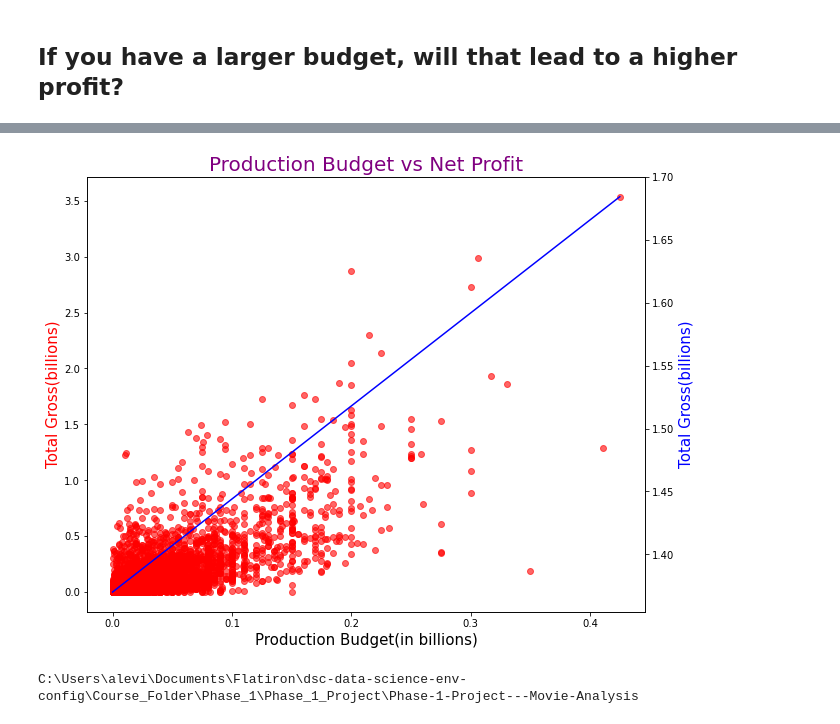
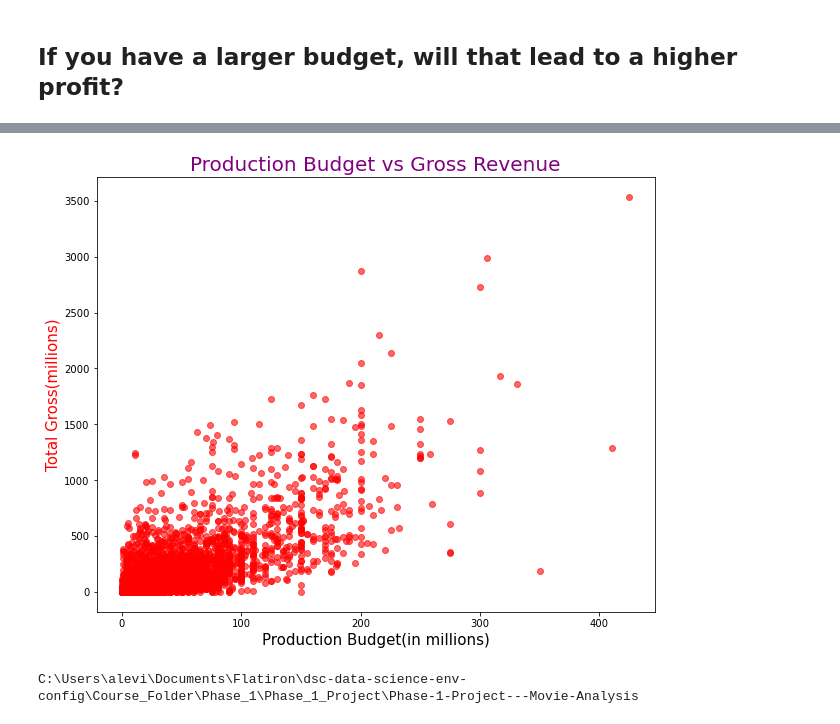
Before and after one commit to andrewkoji/Phase-1-Project---Movie-Analysis, a Jupyter notebook: Movie_Analysis.ipynb, the cells around one changed output, grey strips where cells are left out. Saved outputs shown, nothing was run; the diff lists cells and outputs as text; code cells hidden in the pictures.

```diff
--- a/Movie_Analysis.ipynb
+++ b/Movie_Analysis.ipynb
@@ -340,7 +377,7 @@ budgets['production_budget'] = budgets['production_budget'].str.replace("$","").
 budgets['total_gross'] = budgets['domestic_gross'] + budgets['worldwide_gross']
 
 #converting to billions
-budgets['profit(in billions)'] = (budgets['total_gross'] - budgets['production_budget']) / 1000000000
+budgets['profit(in millions)'] = (budgets['total_gross'] - budgets['production_budget']) / 1000000
 
 #slicing month number
 budgets['month'] = budgets['release_date'].apply(lambda x: x[0:3])
@@ -364,9 +401,9 @@ budgets['month'] = budgets['month'].apply(lambda x: 'January' if x=='Jan'\
                                                          else x)
 
 #quick reformat to make nicer names to plot
-budgets['budget'] = budgets['production_budget'] / 1000000000
-budgets['profit'] = budgets['profit(in billions)']
-budgets['total_gross(in billions)'] = budgets['total_gross']  / 1000000000
+budgets['budget'] = budgets['production_budget'] / 1000000
+budgets['profit'] = budgets['profit(in millions)']
+budgets['total_gross(in millions)'] = budgets['total_gross']  / 1000000
 budgets['% of budget'] = (budgets['profit'] / budgets['budget'])*100
 # %%
 #grouping dataframe by month and average profit per month
@@ -469,28 +506,14 @@ budget_gross_corr
 # %%
 # Making a regression line based on the correlation
-
-# correlation coefficient
-m = budgets['total gross(billions)'].corr(budgets['budget'])
-
-# estimated y-intercept
-b = 1.37
-
-# regression equation
-net_profit_reg = m * budgets['budget'] + b
 
 #plot
 fig, ax1 = plt.subplots(figsize=(10,8))
 
-#create a double y-axis
-ax2 = ax1.twinx()
+ax1.scatter(x=budgets['budget'], y=budgets['total_gross(in millions)'], color='r',alpha=0.6)
+ax1.set_title('Production Budget vs Gross Revenue',size=20,color='purple')
+ax1.set_xlabel('Production Budget(in millions)',size=15)
+ax1.set_ylabel('Total Gross(millions)', color='r',size=15)
 
-
-ax1.scatter(x=budgets['budget'], y=budgets['total gross(billions)'], color='r',alpha=0.6)
-ax2.plot(budgets['budget'], net_profit_reg, 'b-')
-ax1.set_title('Production Budget vs Net Profit',size=20,color='purple')
-ax1.set_xlabel('Production Budget(in billions)',size=15)
-ax1.set_ylabel('Total Gross(billions)', color='r',size=15)
-ax2.set_ylabel('Total Gross(billions)', color='b',size=15)
 
 # plt.show()
 plt.savefig('production_budget_vs_net_profit.jpeg',bbox_inches='tight')
@@ -505,4 +528,4 @@ The Correlation Coefficient is: 0.7399121495609374.This is a sign that the budge
-[figure, old version]
+[figure, new version]
 # %%
 cd ..
 # %% [output]
```
Also changed, not shown: parts of 27 cells of this notebook.
